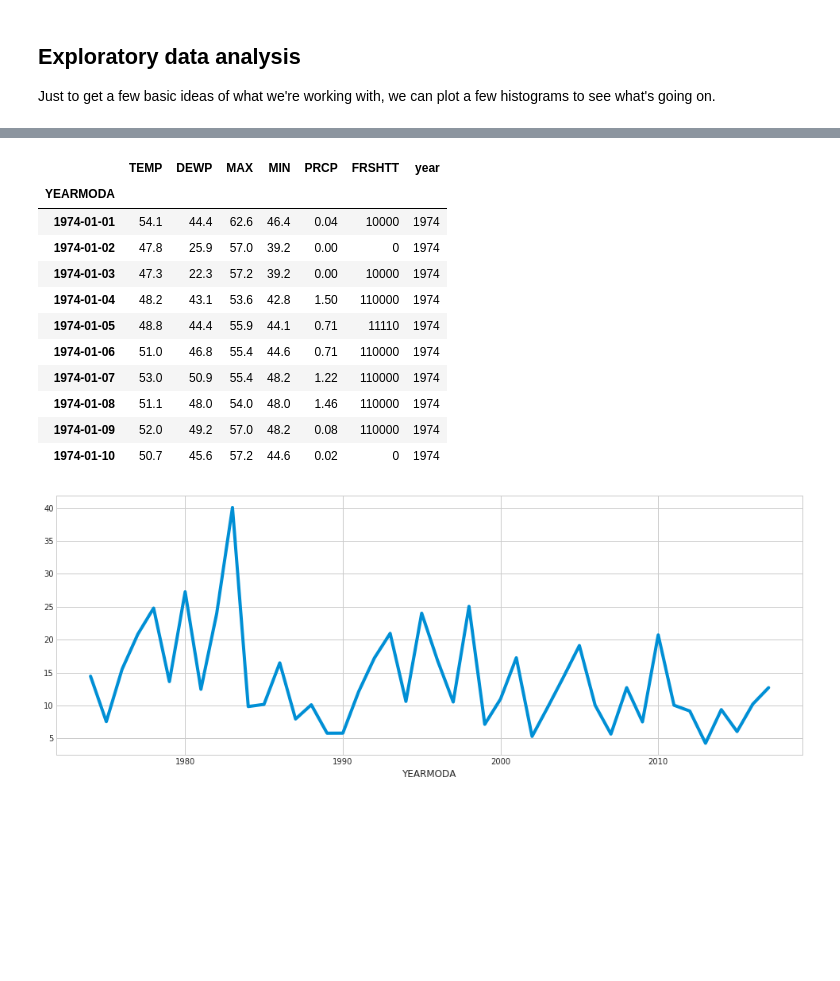
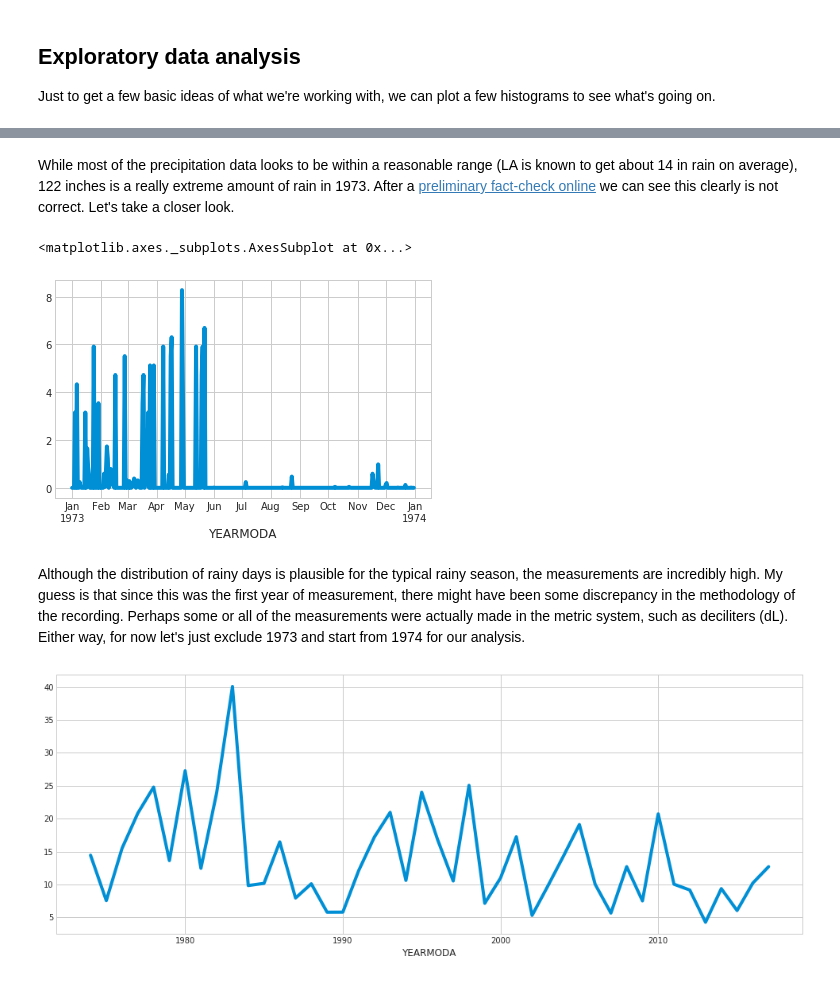
Before and after one commit to cottenplant/predicting-coastal-fog, a Jupyter notebook: june-gloom-analysis.ipynb, the cells around one changed output, grey strips where cells are left out. Saved outputs shown, nothing was run; the diff lists cells and outputs as text; code cells hidden in the pictures; blank space fills up the shorter version.

```diff
--- a/june-gloom-analysis.ipynb
+++ b/june-gloom-analysis.ipynb
@@ -88,18 +88,12 @@ df_lax['1973']['PRCP'].plot(figsize=(15,6))
-# %%
-df_lax['1974':].head(10)
-# %% [output]
-|  | TEMP | DEWP | MAX | MIN | PRCP | FRSHTT | year |
-| YEARMODA |  |  |  |  |  |  |  |
-| 1974-01-01 | 54.1 | 44.4 | 62.6 | 46.4 | 0.04 | 10000 | 1974 |
-| 1974-01-02 | 47.8 | 25.9 | 57.0 | 39.2 | 0.00 | 0 | 1974 |
-| 1974-01-03 | 47.3 | 22.3 | 57.2 | 39.2 | 0.00 | 10000 | 1974 |
-| 1974-01-04 | 48.2 | 43.1 | 53.6 | 42.8 | 1.50 | 110000 | 1974 |
-| 1974-01-05 | 48.8 | 44.4 | 55.9 | 44.1 | 0.71 | 11110 | 1974 |
-| 1974-01-06 | 51.0 | 46.8 | 55.4 | 44.6 | 0.71 | 110000 | 1974 |
-| 1974-01-07 | 53.0 | 50.9 | 55.4 | 48.2 | 1.22 | 110000 | 1974 |
-| 1974-01-08 | 51.1 | 48.0 | 54.0 | 48.0 | 1.46 | 110000 | 1974 |
-| 1974-01-09 | 52.0 | 49.2 | 57.0 | 48.2 | 0.08 | 110000 | 1974 |
-| 1974-01-10 | 50.7 | 45.6 | 57.2 | 44.6 | 0.02 | 0 | 1974 |
+# %% [markdown]
+While most of the precipitation data looks to be within a reasonable range (LA is known to get about 14 in rain on average), 122 inches is a really extreme amount of rain in 1973. After a [preliminary fact-check online](http://www.laalmanac.com/weather/we13.php "LA Almanac") we can see this clearly is not correct. Let's take a closer look.
+# %%
+df_lax['1973']['PRCP'].plot()
+# %% [output]
+<matplotlib.axes._subplots.AxesSubplot at 0x...>
+[figure, added]
+# %% [markdown]
+Although the distribution of rainy days is plausible for the typical rainy season, the measurements are incredibly high. My guess is that since this was the first year of measurement, there might have been some discrepancy in the methodology of the recording. Perhaps some or all of the measurements were actually made in the metric system, such as deciliters (dL). Either way, for now let's just exclude 1973 and start from 1974 for our analysis.
 # %%
 y = df_lax['1974':'2017']['PRCP'].resample('A').sum()
 y.plot(figsize=(15, 6))
```
Also changed, not shown: parts of 5 cells of this notebook.
